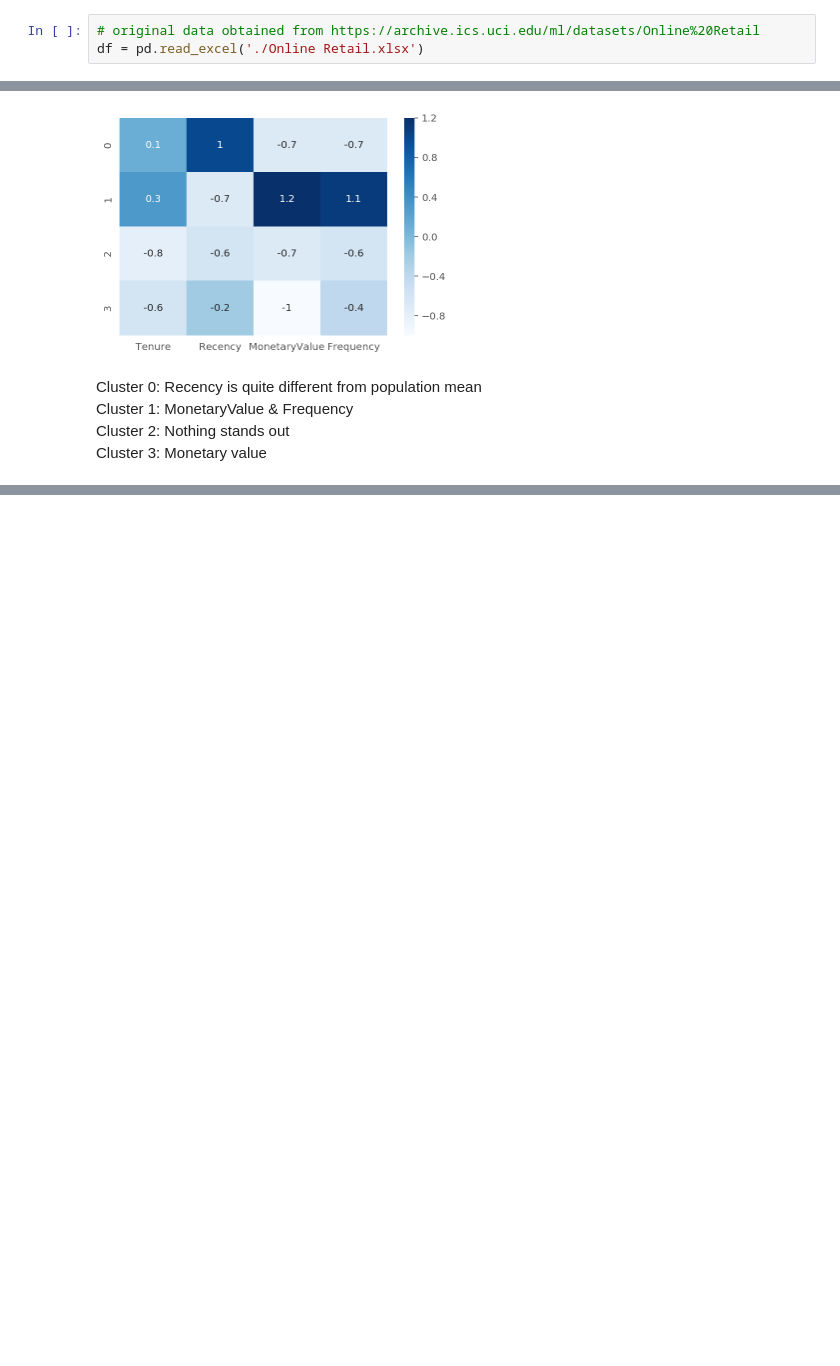
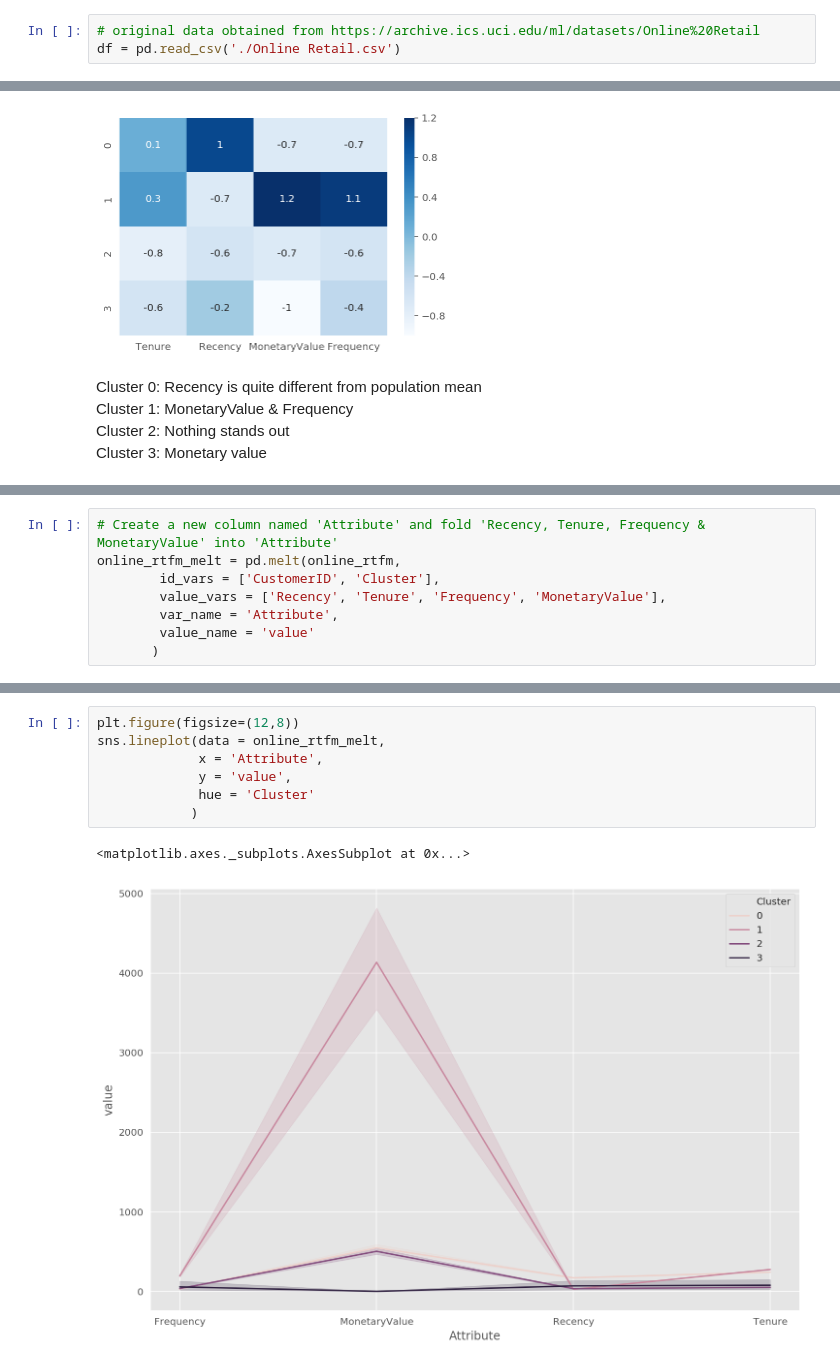
Before and after one commit to guocheng/data-analysis, a Jupyter notebook: RFM_Analysis_Kmeans/RFM Analysis + KMeans Cluster.ipynb, the cells around one changed output, grey strips where cells are left out. Cells and saved outputs as stored; diff of their text form; blank space fills up the shorter version.

Commit message:
Added data source file and Snake plot to the RFM Analysis

```diff
--- a/RFM_Analysis_Kmeans/RFM Analysis + KMeans Cluster.ipynb
+++ b/RFM_Analysis_Kmeans/RFM Analysis + KMeans Cluster.ipynb
@@ -7,7 +7,7 @@ from datetime import timedelta, datetime
 import seaborn as sns
 # %%
 # original data obtained from https://archive.ics.uci.edu/ml/datasets/Online%20Retail
-df = pd.read_excel('./Online Retail.xlsx')
+df = pd.read_csv('./Online Retail.csv')
 # %% [markdown]
 ### RTFM
 # %% [markdown]
@@ -203,0 +206,8 @@ Cluster 3: Monetary value
+# %%
+# Create a new column named 'Attribute' and fold 'Recency, Tenure, Frequency & MonetaryValue' into 'Attribute'
+online_rtfm_melt = pd.melt(online_rtfm,
+        id_vars = ['CustomerID', 'Cluster'],
+        value_vars = ['Recency', 'Tenure', 'Frequency', 'MonetaryValue'],
+        var_name = 'Attribute',
+        value_name = 'value'
+       )
@@ -203,0 +223,10 @@ Cluster 3: Monetary value
+# %%
+plt.figure(figsize=(12,8))
+sns.lineplot(data = online_rtfm_melt,
+             x = 'Attribute',
+             y = 'value',
+             hue = 'Cluster'
+            )
+# %% [output]
+<matplotlib.axes._subplots.AxesSubplot at 0x...>
+[figure, added]
```
Also changed, not shown: parts of 4 cells of this notebook, 2 other files.
